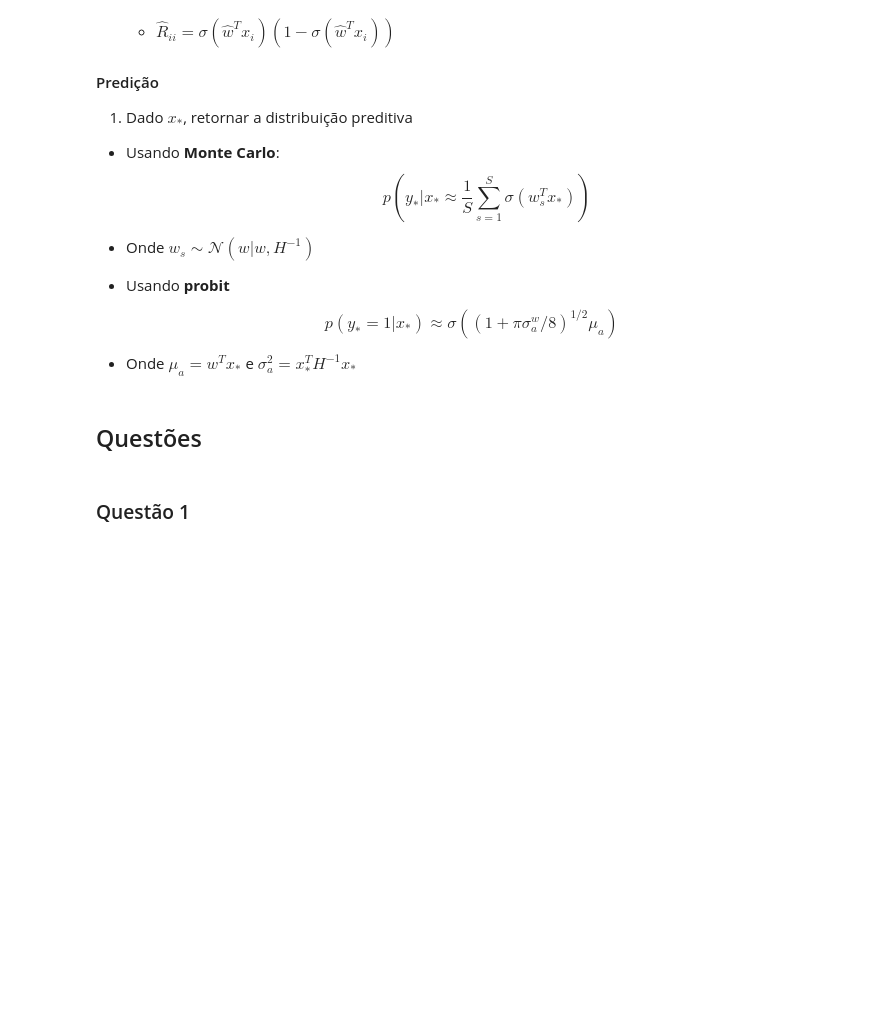
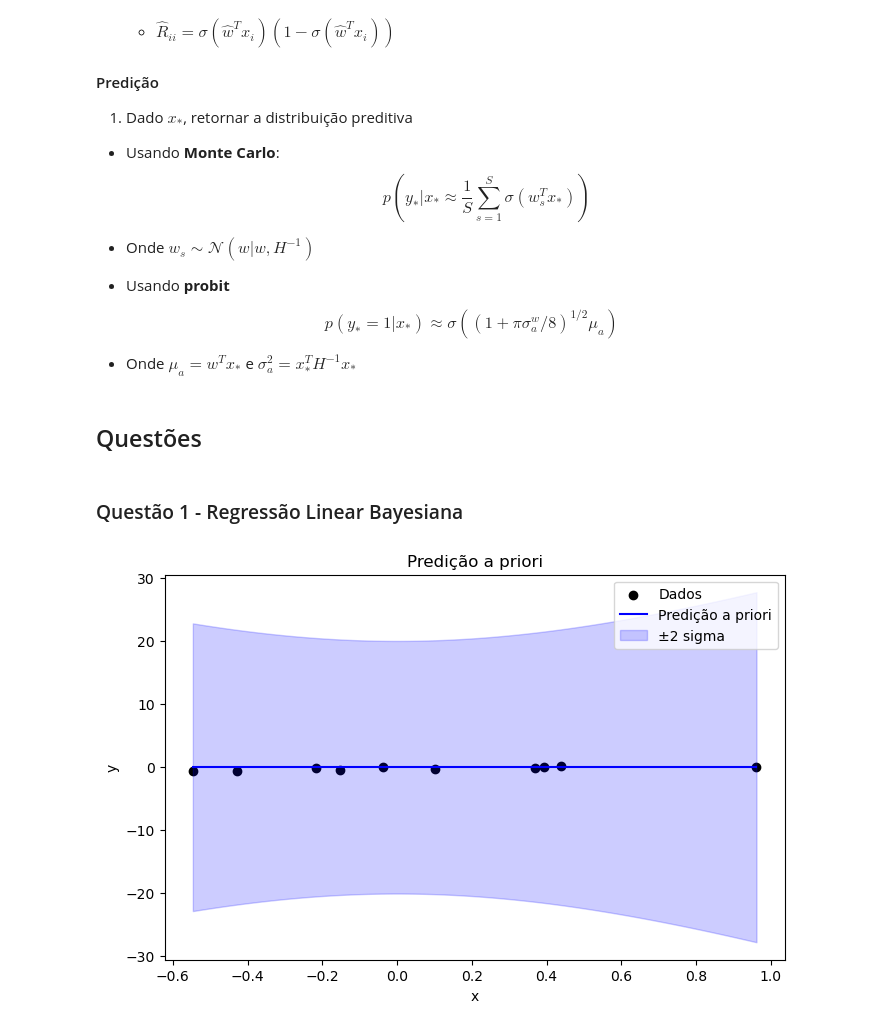
Before and after one commit to Lucasaraga0/ama_prob, a Jupyter notebook: amaprob_trab2/lista2.ipynb, the cells around one changed output. Drawn from its saved outputs; the diff is of its cells as text; code cells hidden in the pictures; blank space fills up the shorter version.

```diff
--- a/amaprob_trab2/lista2.ipynb
+++ b/amaprob_trab2/lista2.ipynb
@@ -223,4 +210,41 @@ class BayesianRegLogis():
 # %% [markdown]
 ## Questões
 # %% [markdown]
-### Questão 1
+### Questão 1 - Regressão Linear Bayesiana
+# %%
+linear_data = pd.read_csv("linear_regression_data.csv")
+X_linear_reg = linear_data["col1"].values.reshape(-1, 1)
+y_linear_reg = linear_data["col2"].values.reshape(-1, 1)
+
+X_bias = np.hstack([np.ones_like(X_linear_reg), X_linear_reg])
+
+m0 = np.zeros((2, 1))
+s0 = np.eye(2) * 1e2
+sigma2 = 0.5
+
+model = BayesianLinReg(sigma2=sigma2, m0=m0, s0=s0)
+# %%
+
+X_test = np.linspace(X_linear_reg.min(), X_linear_reg.max(), 100).reshape(-1, 1)
+X_test_bias = np.hstack([np.ones_like(X_test), X_test])
+
+prior_mean = (X_test_bias @ m0).flatten()
+prior_var = np.array([float(x.T @ s0 @ x + sigma2) for x in X_test_bias])
+prior_std = np.sqrt(prior_var)
+
+plt.figure(figsize=(8,5))
+plt.scatter(X_linear_reg, y_linear_reg, color='black', label='Dados')
+plt.plot(X_test.flatten(), prior_mean, 'b', label='Predição a priori')
+plt.fill_between(
+    X_test.flatten(),
+    prior_mean - 2 * prior_std,
+    prior_mean + 2 * prior_std,
+    color='blue', alpha=0.2, label='±2 sigma'
+)
+plt.legend()
+plt.title("Predição a priori")
+plt.xlabel("x")
+plt.ylabel("y")
+plt.show()
+# %% [output]
+[figure, added]
```
Also changed, not shown: parts of 13 cells of this notebook, 2 other files.
